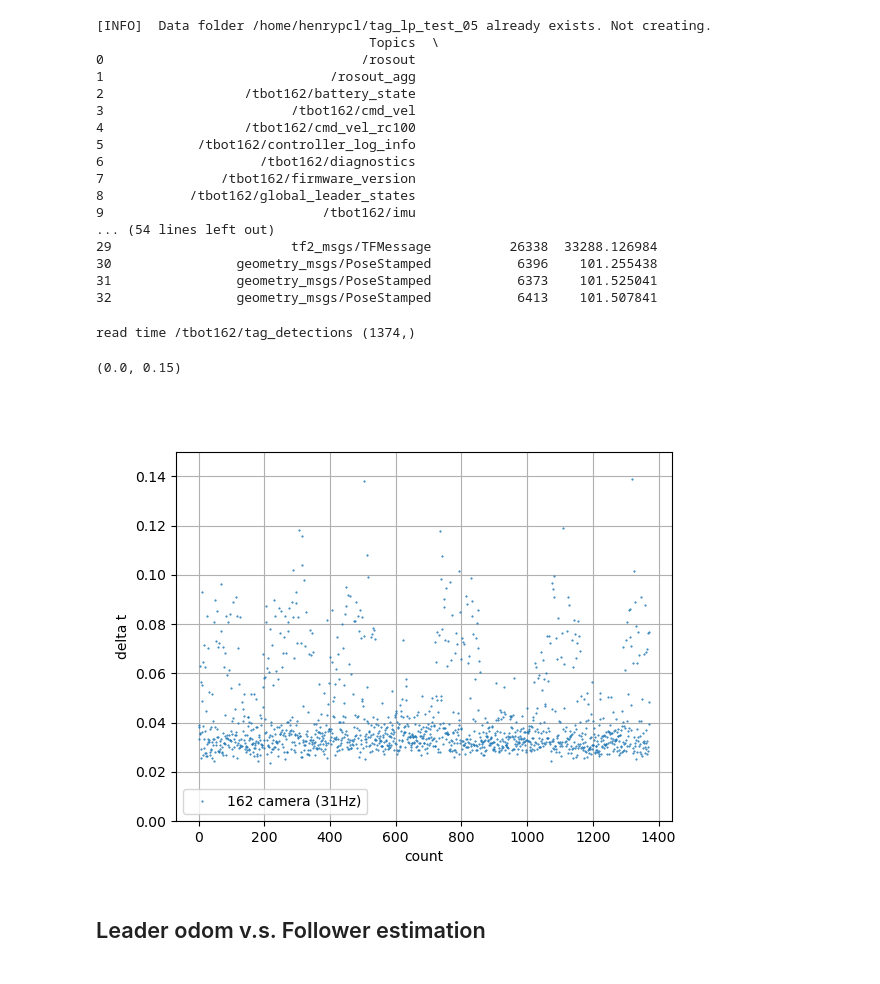
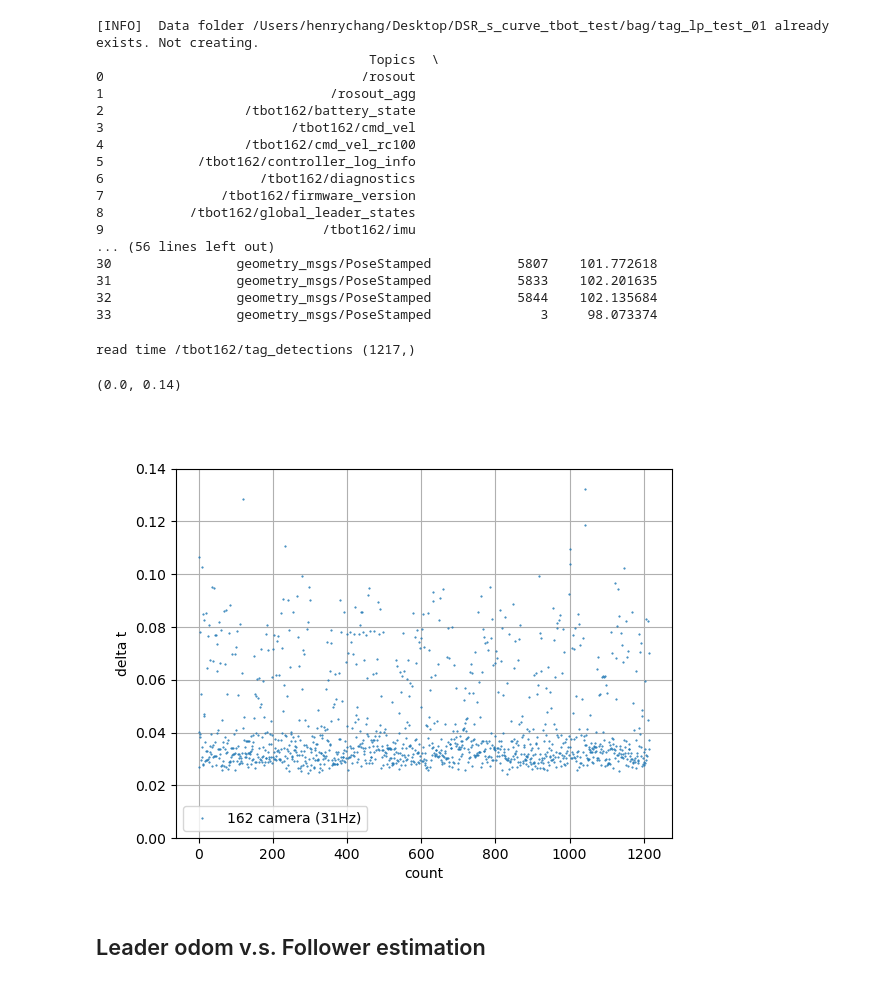
Before and after one commit to holyhenry/DSR_s_curve_tbot_test, a Jupyter notebook: plotting/scripts/system_test.ipynb, the cells around one changed output. Saved outputs shown, nothing was run; the diff lists cells and outputs as text; code cells hidden in the pictures.

```diff
--- a/plotting/scripts/system_test.ipynb
+++ b/plotting/scripts/system_test.ipynb
@@ -51,10 +51,10 @@ def equal_trim_to_match(t1, p1, t2, p2):
         return t1, p1, t2[idx], p2[idx]
 # %%
 # bag = bagreader('/home/henrypcl/mocap_data_analy_2.bag')
-bag = bagreader('/home/henrypcl/tag_lp_test_05.bag')
+bag = bagreader('/Users/henrychang/Desktop/DSR_s_curve_tbot_test/bag/tag_lp_test_01.bag')
 print(bag.topic_table)
 # %% [output]
-[INFO]  Data folder /home/henrypcl/tag_lp_test_05 already exists. Not creating.
+[INFO]  Data folder /Users/henrychang/Desktop/DSR_s_curve_tbot_test/bag/tag_lp_test_01 already exists. Not creating.
                                    Topics  \
 0                                 /rosout
 1                             /rosout_agg
@@ -66,20 +66,20 @@ print(bag.topic_table)
 7               /tbot162/firmware_version
 8           /tbot162/global_leader_states
 9                            /tbot162/imu
-... (54 lines left out)
-29                       tf2_msgs/TFMessage          26338  33288.126984
-30                geometry_msgs/PoseStamped           6396    101.255438
-31                geometry_msgs/PoseStamped           6373    101.525041
-32                geometry_msgs/PoseStamped           6413    101.507841
+... (56 lines left out)
+30                geometry_msgs/PoseStamped           5807    101.772618
+31                geometry_msgs/PoseStamped           5833    102.201635
+32                geometry_msgs/PoseStamped           5844    102.135684
+33                geometry_msgs/PoseStamped              3     98.073374
 # %%
 t162_tag = read_time_from_bag(bag, '/tbot162/tag_detections')
 plt.figure()
 plt.plot(np.diff(t162_tag-t162_tag[0]), '.', markersize='1', label='162 camera (31Hz)')
-plt.legend(); plt.grid(); plt.xlabel('count'); plt.ylabel('delta t'); plt.ylim(0, 0.15)
+plt.legend(); plt.grid(); plt.xlabel('count'); plt.ylabel('delta t'); plt.ylim(0, 0.14)
 # %% [output]
-read time /tbot162/tag_detections (1374,)
+read time /tbot162/tag_detections (1217,)
-(0.0, 0.15)
+(0.0, 0.14)
-[figure, old version]
+[figure, new version]
 # %% [markdown]
 ## Leader odom v.s. Follower estimation
 # %%
```
Also changed, not shown: parts of 5 cells of this notebook, 22 other files.
